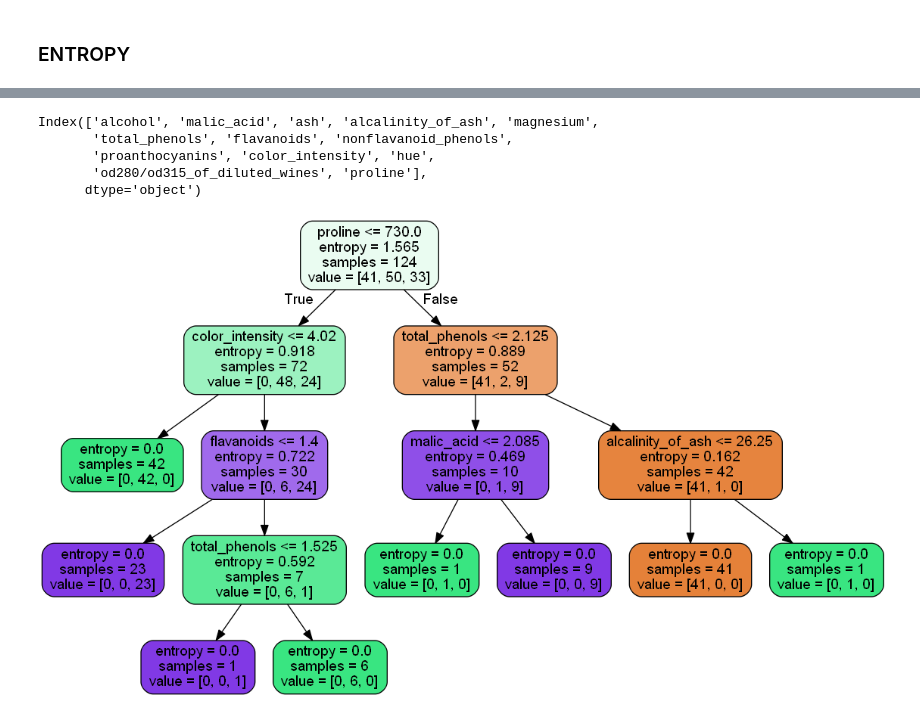
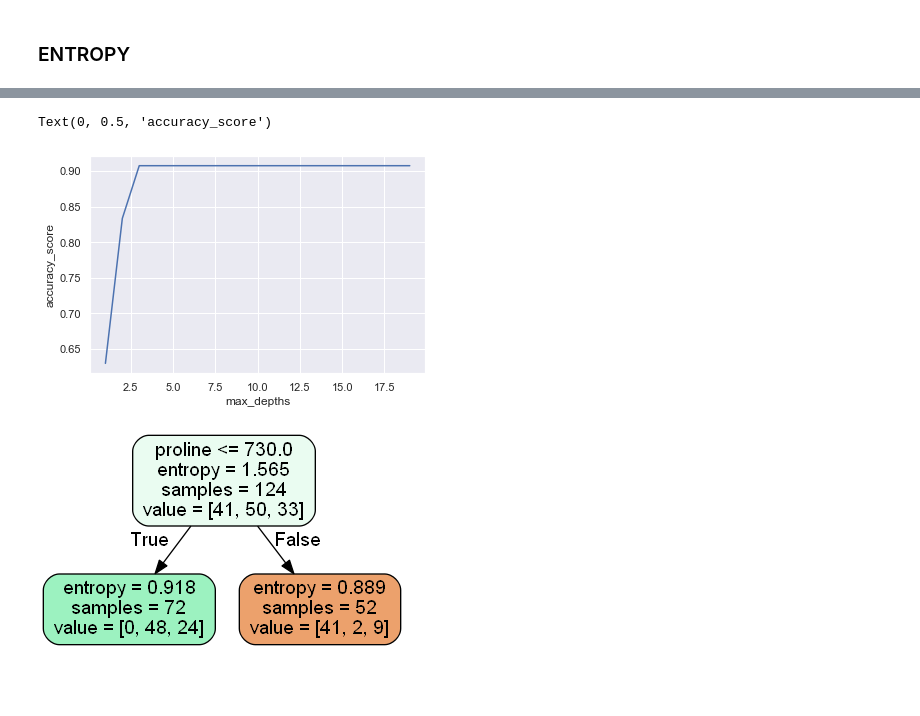
Before and after one commit to euisuk-chung/adv-statistical-ml, a Jupyter notebook: assignment/7장_CART.ipynb, the cells around one changed output, grey strips where cells are left out. Drawn from its saved outputs; the diff is of its cells as text; code cells hidden in the pictures; blank space fills up the shorter version.

```diff
--- a/assignment/7장_CART.ipynb
+++ b/assignment/7장_CART.ipynb
@@ -212,23 +260,26 @@ DT_entropy
-# %%
-X_train.columns
-# %% [output]
-Index(['alcohol', 'malic_acid', 'ash', 'alcalinity_of_ash', 'magnesium',
-       'total_phenols', 'flavanoids', 'nonflavanoid_phenols',
-       'proanthocyanins', 'color_intensity', 'hue',
-       'od280/od315_of_diluted_wines', 'proline'],
-      dtype='object')
+# %%
+plt.plot(DT_entropy['max_depths'], DT_entropy['accuracy_score'])
+plt.xlabel('max_depths')
+plt.ylabel('accuracy_score')
+# %% [output]
+Text(0, 0.5, 'accuracy_score')
+[figure, added]
 # %%
 # Graphic
 from pydotplus import graph_from_dot_data  # "pydotplus"는 따로 설치해야 함.
 from sklearn.tree import export_graphviz
-dot_data = export_graphviz(dtc_entropy, filled=True, rounded=True,
+
+dtc_entropy_d1 = DecisionTreeClassifier(criterion='entropy', max_depth=1, random_state=1)
+dtc_entropy_d1 = dtc_entropy_d1.fit(X_train, y_train)
+
+dot_data = export_graphviz(dtc_entropy_d1, filled=True, rounded=True,
                            feature_names = X_train.columns,
                            out_file=None)
 graph = graph_from_dot_data(dot_data)
-graph.write_png('tree2.png')  # 현재경로(import os 엔터 os.getcwd()로 확인)에 저 장
+graph.write_png('tree_entropy_d1.png')  # 현재경로(import os 엔터 os.getcwd()로 확인)에 저 장
 
 
 from IPython.display import Image
 Image(graph.create_png())   # Console 창에 결과 그림 출력
 # %% [output]
-[figure, old version]
+[figure, new version]
```
Also changed, not shown: parts of 10 cells of this notebook, 6 other files.
